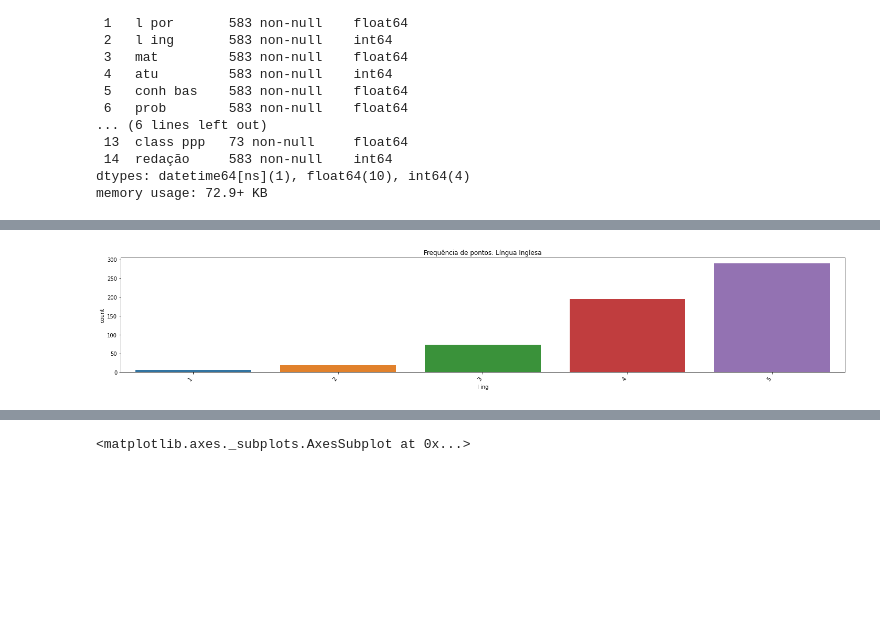
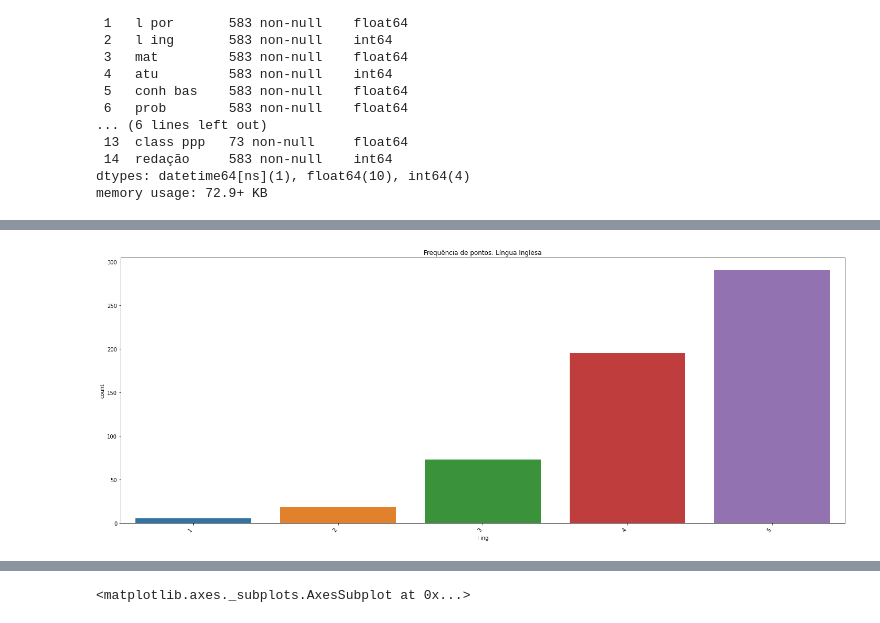
Before and after one commit to Gabriel-Lyra/estatisticas_prova_bb_2021, a Jupyter notebook: plotagens.ipynb, the cells around one changed output, grey strips where cells are left out. Cells and saved outputs as stored; diff of their text form; code cells hidden in the pictures; blank space fills up the shorter version.

```diff
--- a/plotagens.ipynb
+++ b/plotagens.ipynb
@@ -119,15 +119,15 @@ plt.tight_layout()
 # %%
 ##Plotting pontos: Língua Inglesa
 
-plt.figure(figsize=(20,4))
+plt.figure(figsize=(20,8))
 
 ax = sns.countplot(dataset['l ing'])
 
 ax.set_xticklabels(ax.get_xticklabels(), rotation=50, ha="right")
 ax.set_title('Frequência de pontos: Língua Inglesa')
 plt.tight_layout()
 # %% [output]
-[figure, old version]
+[figure, new version]
 # %%
 ##Plotting pontos: Matemática
 
```
Also changed, not shown: parts of 11 cells of this notebook.
